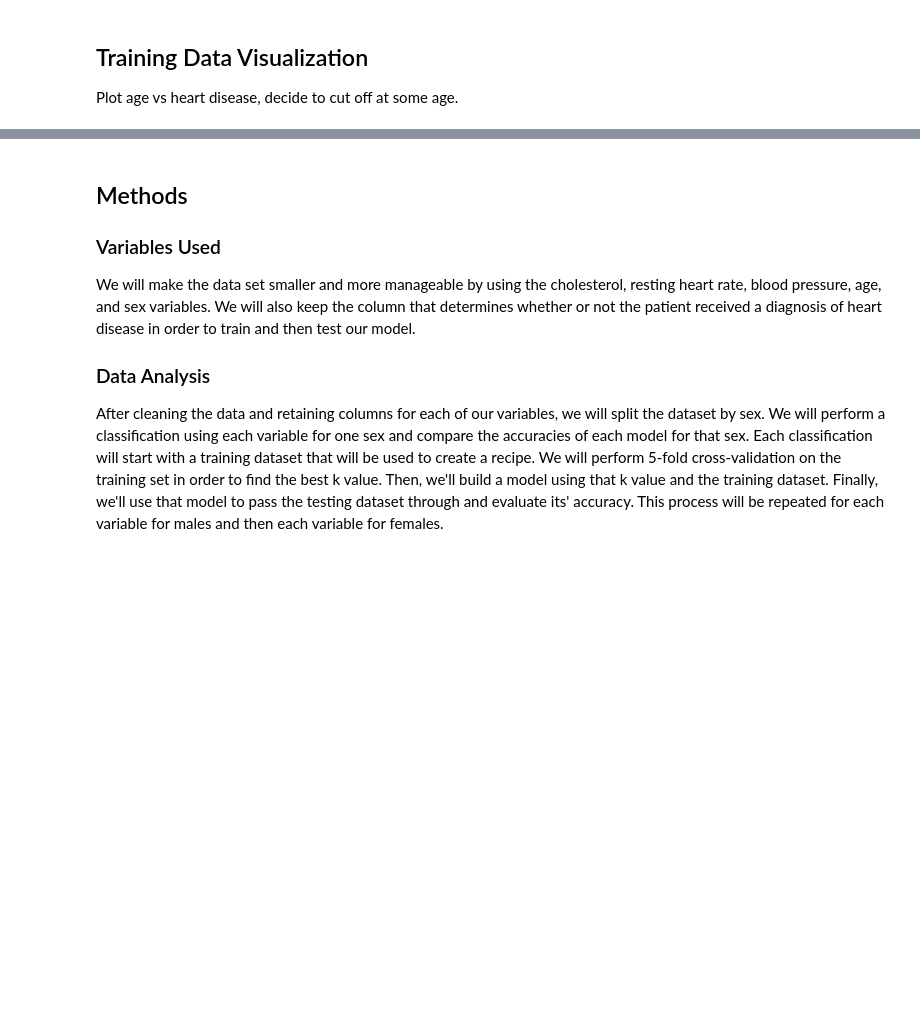
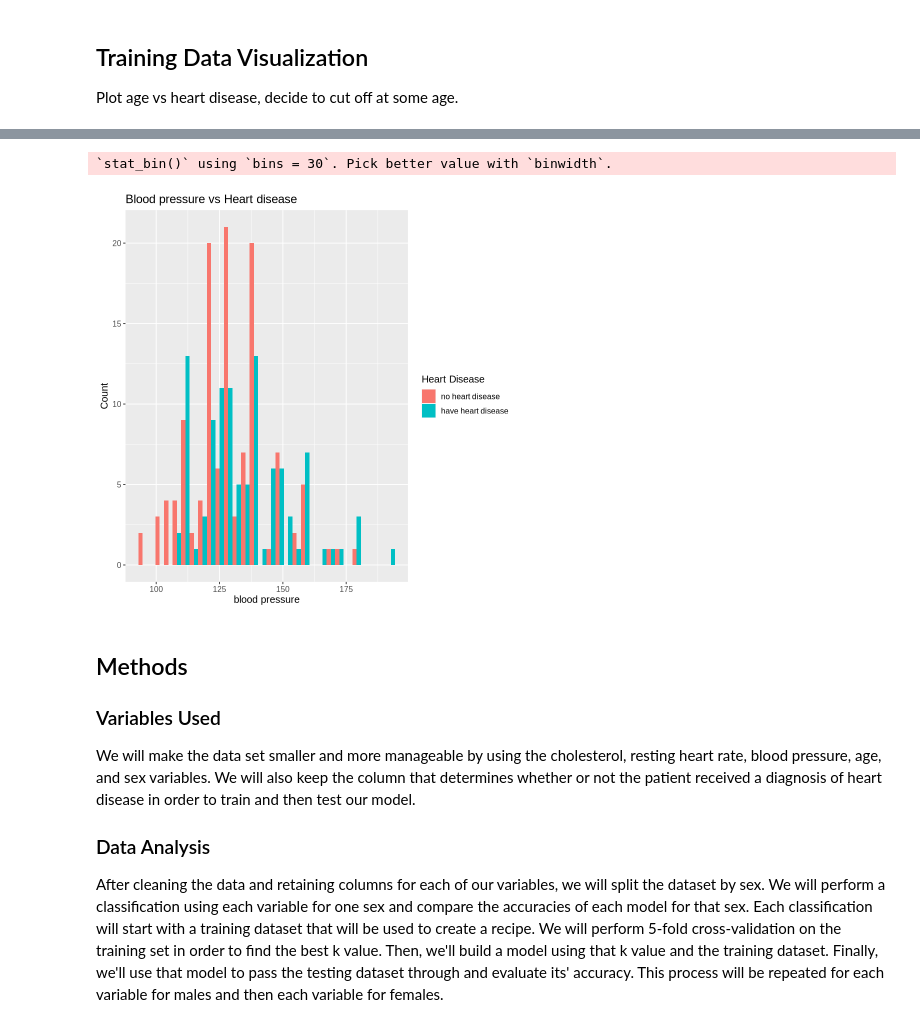
Before and after one commit to sandrapruner/DSCI-100-Project, a Jupyter notebook: Proposal.ipynb, the cells around one changed output, grey strips where cells are left out. Saved outputs shown, nothing was run; the diff lists cells and outputs as text; code cells hidden in the pictures; blank space fills up the shorter version.

```diff
--- a/Proposal.ipynb
+++ b/Proposal.ipynb
@@ -125,3 +116,13 @@ chol_histogram
+# %%
+trestbps_histogram <-   ggplot(heart_train, aes(x = trestbps, fill = target)) +
+                        geom_histogram(position = 'dodge') +
+                        labs(x = "blood pressure", y = "Count", fill = "Heart Disease") +
+                        ggtitle("Blood pressure vs Heart disease") +
+                        theme(text=element_text(size=12))
+trestbps_histogram
+# %% [output]
+`stat_bin()` using `bins = 30`. Pick better value with `binwidth`.
+[figure, added]
 # %% [markdown]
 ## Methods
 
```
Also changed, not shown: parts of 4 cells of this notebook.
